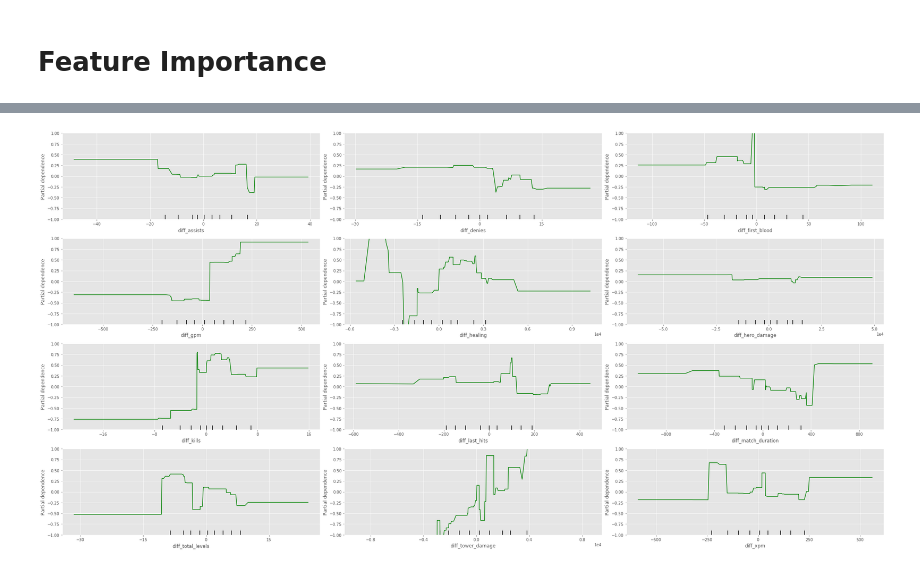
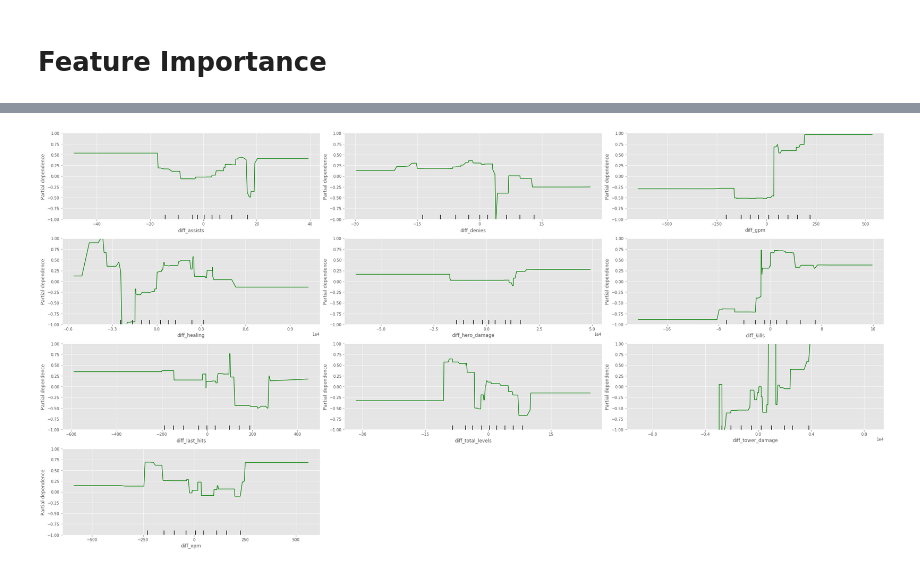
Before and after one commit to jonathanklinn/Dota-2-Predicator, a Jupyter notebook: Pre Tournament Base Models/Model Analysis.ipynb, the cells around one changed output, grey strips where cells are left out. Saved outputs shown, nothing was run; the diff lists cells and outputs as text; code cells hidden in the pictures.

Commit message:
Added in corrected GDBC analysis

```diff
--- a/Pre Tournament Base Models/Model Analysis.ipynb
+++ b/Pre Tournament Base Models/Model Analysis.ipynb
@@ -164,14 +290,15 @@ array([0.67030769, 0.63815385, 0.66138462, 0.63938462])
 # %%
 # Grid Search for best hyperparameters (Random Forest)
 random_forest_grid = {'max_depth': [3,4,5,None],
-                      'max_features': ['sqrt', 'log2', None],
+                      'max_features': ['sqrt', 'log2', 'auto'],
                       'min_samples_leaf': [1, 2, 4, 8],
-                       'n_estimators': [10, 20, 40, 80, 100]}
+                       'n_estimators': [10, 20, 40, 80, 100], 'random_state':[1]}
 
-rf_gridsearch = GridSearchCV(RandomForestClassifier(),
+rf_gridsearch = GridSearchCV(rf,
                              random_forest_grid,
                              n_jobs=-1,
                              verbose=True,
+                             cv=5,
                              scoring='accuracy')
 
 rf_gridsearch.fit(X_train, y_train)
@@ -187,14 +315,15 @@ best parameters: {'max_depth': 3, 'max_features': 'sqrt', 'min_samples_leaf': 8,
 # %%
-# Grid Search for best hyperparameters (GradientBoostRegressor)
+# Grid Search for best hyperparameters (GradientBoostClassifier)
 gradient_boost_grid = {'max_depth': [3,4,5,None],
                       'max_features': ['sqrt', 'log2', None],
                       'min_samples_leaf': [1, 2, 4, 8],
-                       'n_estimators': [10, 20, 40, 80,100]}
+                       'n_estimators': [40, 80,100,200,400],'random_state':[1]}
 
-gdbc_gridsearch = GridSearchCV(GradientBoostingClassifier(),
+gdbc_gridsearch = GridSearchCV(gdbc,
                              gradient_boost_grid,
                              n_jobs=-1,
                              verbose=True,
+                             cv=5,
                              scoring='accuracy')
 
 gdbc_gridsearch.fit(X_train, y_train)
@@ -210,9 +341,9 @@ best parameters: {'max_depth': 3, 'max_features': 'sqrt', 'min_samples_leaf': 4,
 # %% [markdown]
 # Optimized Random Forest and Boosting Models
 # %%
-best_rf = RandomForestClassifier(max_depth=3, max_features='sqrt',
-                                min_samples_split=2, min_samples_leaf=8,
-                                bootstrap=True, n_estimators=20,
+best_rf = RandomForestClassifier(max_depth=5, max_features='sqrt',
+                                min_samples_split=2, min_samples_leaf=4,
+                                bootstrap=True, n_estimators=10,
                                 n_jobs=-1, random_state=1)
 
 best_rf.fit(X_train, y_train)
@@ -226,9 +357,8 @@ Model: Best RandomForestClassifier      TestCV  Accuracy_train:0.764705882352941
 # %%
-# The best Gradient Boosting Classifier improves slightly upon the default RF used above.
-best_gdbc = GradientBoostingClassifier(max_depth=3, max_features='sqrt',
-                                       min_samples_split=2,
-                                        min_samples_leaf=4,
-                                        n_estimators=20,
+
+best_gdbc = GradientBoostingClassifier(max_depth= None, max_features='sqrt',
+                                        min_samples_leaf=2,
+                                        n_estimators=200,
                                         random_state=1)
 best_gdbc.fit(X_train, y_train)
 
@@ -275,19 +405,19 @@ feat_scores.plot(kind='barh')
 # %%
 %matplotlib inline
 import matplotlib.pyplot as plt
 plt.style.use('ggplot')
 
 from sklearn.ensemble.partial_dependence import plot_partial_dependence
 
 var_names = X_train.columns
 features = list(range(X_train.shape[1]))
-features = [0, 1, 2, 3, 4, 5, 6, 7, 8, 9, 10,11]
+features = [0, 1, 2, 3, 4, 5, 6, 7, 8, 9]
 
 fig, axs = plot_partial_dependence(gdbc, X_train, features,
                                        feature_names=var_names,
                                        n_jobs=3, grid_resolution=250, figsize=(30, 15))
 for ax in axs:
     ax.set_ylim([-1, 1])
 fig.tight_layout()
 # %% [output]
-[figure, old version]
+[figure, new version]
```
Also changed, not shown: parts of 28 cells of this notebook, 4 other files.
